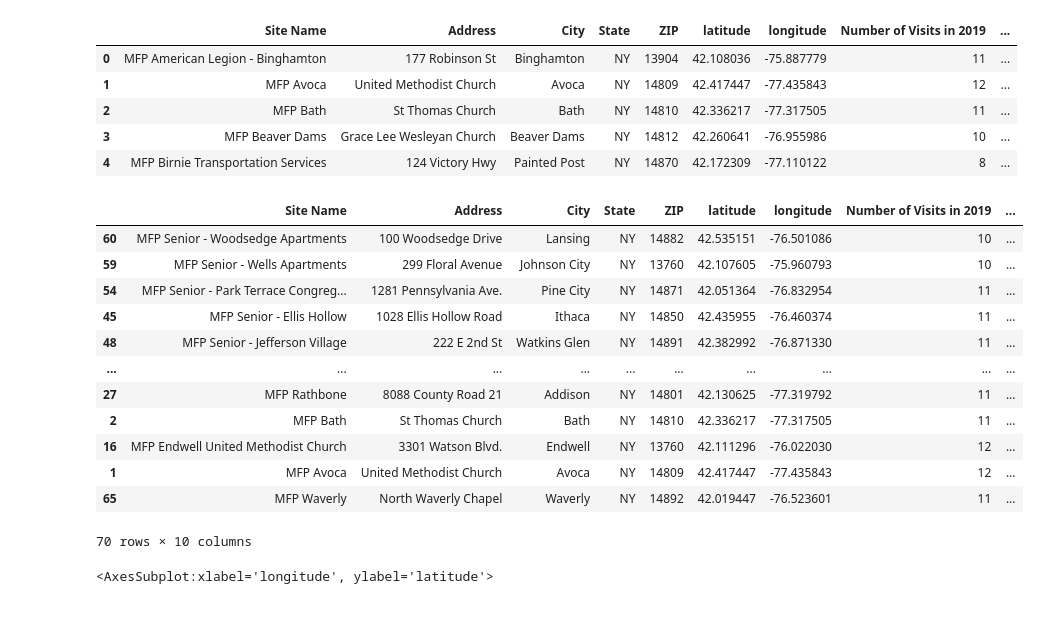
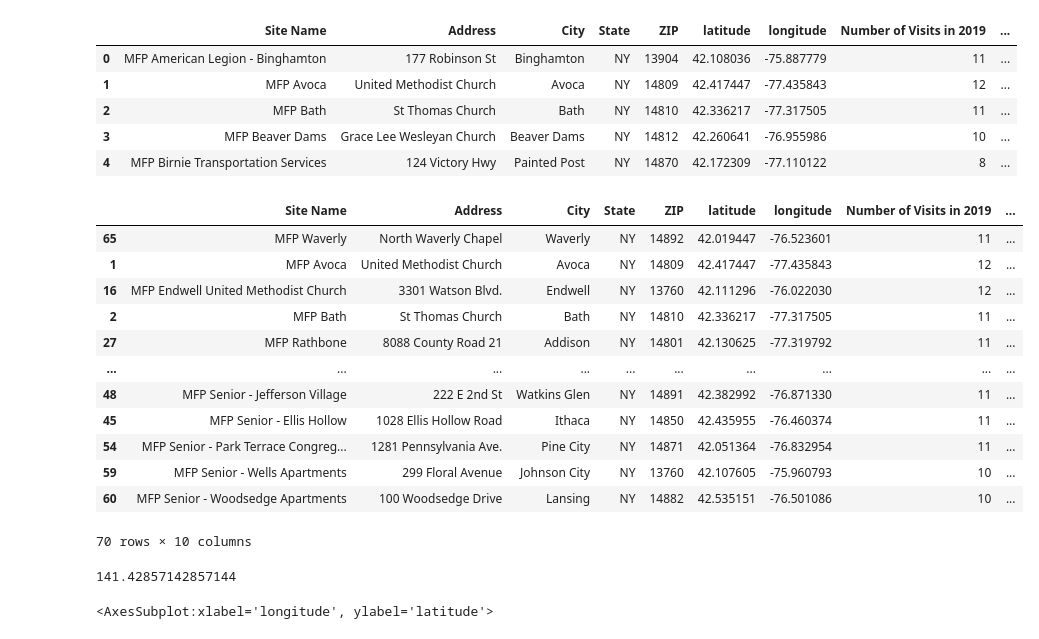
Before and after one commit to Wichaelian/MCM2020, a Jupyter notebook: Model.ipynb, the cells around one changed output. Cells and saved outputs as stored; diff of their text form; code cells hidden in the pictures.

```diff
--- a/Model.ipynb
+++ b/Model.ipynb
@@ -13,22 +14,27 @@ sites.head()
 | 3 | MFP Beaver Dams | Grace Lee Wesleyan Church | Beaver Dams | NY | 14812 | 42.260641 | -76.955986 | 10 | ... |
 | 4 | MFP Birnie Transportation Services | 124 Victory Hwy | Painted Post | NY | 14870 | 42.172309 | -77.110122 | 8 | ... |
 # %%
-sortedSites = sites.sort_values(by=['Average Demand per Visit'])
+sortedSites = sites.sort_values(by=['Average Demand per Visit'], ascending=False)
 sortedSites
 # %% [output]
 |  | Site Name | Address | City | State | ZIP | latitude | longitude | Number of Visits in 2019 | ... |
+| 65 | MFP Waverly | North Waverly Chapel | Waverly | NY | 14892 | 42.019447 | -76.523601 | 11 | ... |
+| 1 | MFP Avoca | United Methodist Church | Avoca | NY | 14809 | 42.417447 | -77.435843 | 12 | ... |
+| 16 | MFP Endwell United Methodist Church | 3301 Watson Blvd. | Endwell | NY | 13760 | 42.111296 | -76.022030 | 12 | ... |
+| 2 | MFP Bath | St Thomas Church | Bath | NY | 14810 | 42.336217 | -77.317505 | 11 | ... |
+| 27 | MFP Rathbone | 8088 County Road 21 | Addison | NY | 14801 | 42.130625 | -77.319792 | 11 | ... |
+| ... | ... | ... | ... | ... | ... | ... | ... | ... | ... |
+| 48 | MFP Senior - Jefferson Village | 222 E 2nd St | Watkins Glen | NY | 14891 | 42.382992 | -76.871330 | 11 | ... |
+| 45 | MFP Senior - Ellis Hollow | 1028 Ellis Hollow Road | Ithaca | NY | 14850 | 42.435955 | -76.460374 | 11 | ... |
+| 54 | MFP Senior - Park Terrace Congreg... | 1281 Pennsylvania Ave. | Pine City | NY | 14871 | 42.051364 | -76.832954 | 11 | ... |
+| 59 | MFP Senior - Wells Apartments | 299 Floral Avenue | Johnson City | NY | 13760 | 42.107605 | -75.960793 | 10 | ... |
 | 60 | MFP Senior - Woodsedge Apartments | 100 Woodsedge Drive | Lansing | NY | 14882 | 42.535151 | -76.501086 | 10 | ... |
-| 59 | MFP Senior - Wells Apartments | 299 Floral Avenue | Johnson City | NY | 13760 | 42.107605 | -75.960793 | 10 | ... |
-| 54 | MFP Senior - Park Terrace Congreg... | 1281 Pennsylvania Ave. | Pine City | NY | 14871 | 42.051364 | -76.832954 | 11 | ... |
-| 45 | MFP Senior - Ellis Hollow | 1028 Ellis Hollow Road | Ithaca | NY | 14850 | 42.435955 | -76.460374 | 11 | ... |
-| 48 | MFP Senior - Jefferson Village | 222 E 2nd St | Watkins Glen | NY | 14891 | 42.382992 | -76.871330 | 11 | ... |
-| ... | ... | ... | ... | ... | ... | ... | ... | ... | ... |
-| 27 | MFP Rathbone | 8088 County Road 21 | Addison | NY | 14801 | 42.130625 | -77.319792 | 11 | ... |
-| 2 | MFP Bath | St Thomas Church | Bath | NY | 14810 | 42.336217 | -77.317505 | 11 | ... |
-| 16 | MFP Endwell United Methodist Church | 3301 Watson Blvd. | Endwell | NY | 13760 | 42.111296 | -76.022030 | 12 | ... |
-| 1 | MFP Avoca | United Methodist Church | Avoca | NY | 14809 | 42.417447 | -77.435843 | 12 | ... |
-| 65 | MFP Waverly | North Waverly Chapel | Waverly | NY | 14892 | 42.019447 | -76.523601 | 11 | ... |
 70 rows × 10 columns
+# %%
+mean = sites['Average Demand per Visit'].mean()
+print(mean)
+# %% [output]
+141.42857142857144
 # %%
 sns.scatterplot(x = 'longitude', y = 'latitude', data = sites, hue='Number of Visits in 2019')
 # %% [output]
```
Also changed, not shown: parts of 3 cells of this notebook.
